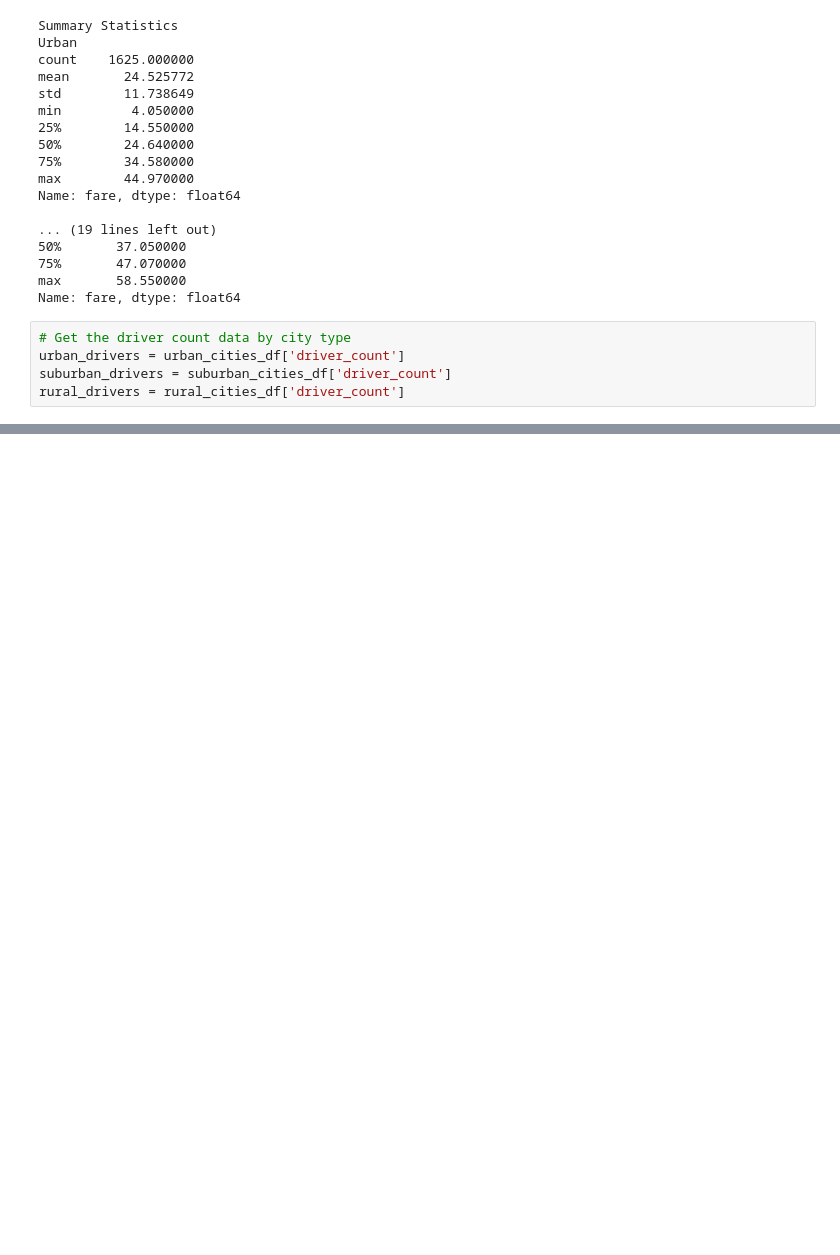
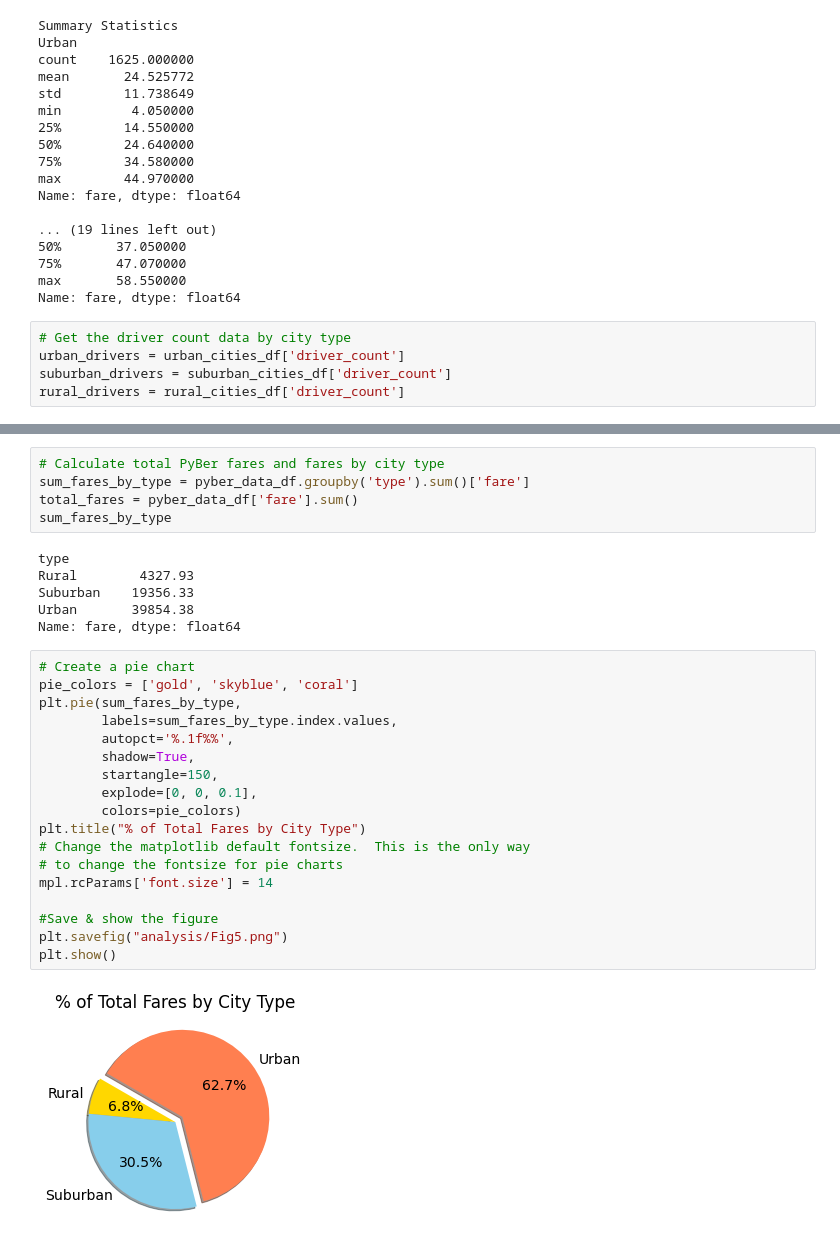
Before and after one commit to jhd1013/rideshare-analysis, a Jupyter notebook: PyBer.ipynb, the cells around one changed output, grey strips where cells are left out. Saved outputs shown, nothing was run; the diff lists cells and outputs as text; blank space fills up the shorter version.

Commit message:
Added pie chart for fares data (module 5.5.3)

```diff
--- a/PyBer.ipynb
+++ b/PyBer.ipynb
@@ -484,0 +486,31 @@ Name: driver_count, dtype: float64
+# %%
+# Calculate total PyBer fares and fares by city type
+sum_fares_by_type = pyber_data_df.groupby('type').sum()['fare']
+total_fares = pyber_data_df['fare'].sum()
+sum_fares_by_type
+# %% [output]
+type
+Rural        4327.93
+Suburban    19356.33
+Urban       39854.38
+Name: fare, dtype: float64
+# %%
+# Create a pie chart
+pie_colors = ['gold', 'skyblue', 'coral']
+plt.pie(sum_fares_by_type,
+        labels=sum_fares_by_type.index.values,
+        autopct='%.1f%%',
+        shadow=True,
+        startangle=150,
+        explode=[0, 0, 0.1],
+        colors=pie_colors)
+plt.title("% of Total Fares by City Type")
+# Change the matplotlib default fontsize.  This is the only way
+# to change the fontsize for pie charts
+mpl.rcParams['font.size'] = 14
+
+#Save & show the figure
+plt.savefig("analysis/Fig5.png")
+plt.show()
+# %% [output]
+[figure, added]
```
Also changed, not shown: parts of 17 cells of this notebook.
